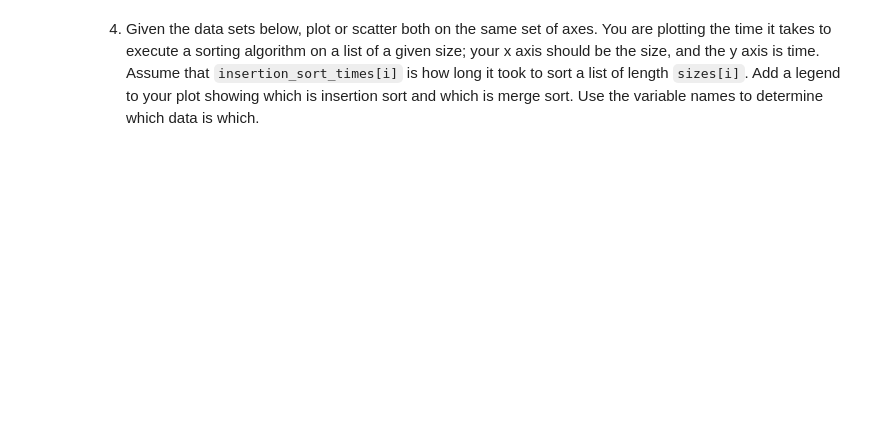
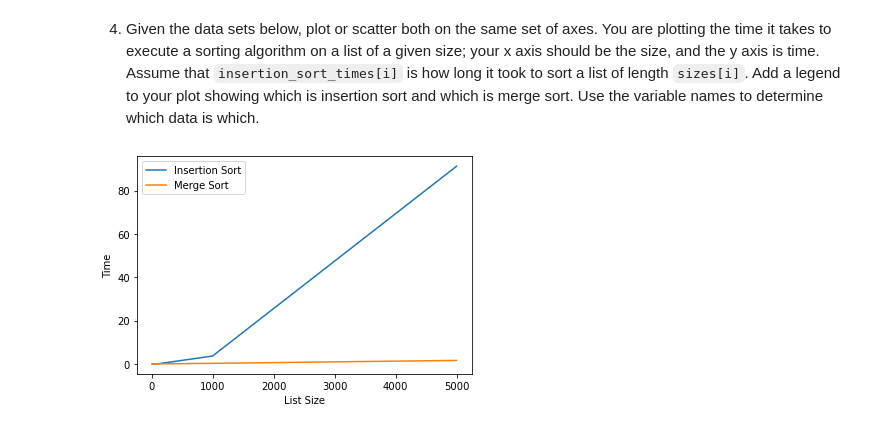
Before and after one commit to Gretsch1963/44620-Mod3, a Jupyter notebook: pyplot.ipynb, the cells around one changed output. Cells and saved outputs as stored; diff of their text form; code cells hidden in the pictures; blank space fills up the shorter version.

```diff
--- a/pyplot.ipynb
+++ b/pyplot.ipynb
@@ -29,6 +135,26 @@ letter_freq = dict(Counter(TEXT))
 # %% [markdown]
 4. Given the data sets below, plot or scatter both on the same set of axes.  You are plotting the time it takes to execute a sorting algorithm on a list of a given size; your x axis should be the size, and the y axis is time.  Assume that `insertion_sort_times[i]` is how long it took to sort a list of length `sizes[i]`.  Add a legend to your plot showing which is insertion sort and which is merge sort.  Use the variable names to determine which data is which.
 # %%
+
+
 sizes = [10, 20, 50, 100, 1000, 5000]
 insertion_sort_times = [0.0010252999999999998, 0.0027026999999999954, 0.010147200000000002, 0.0381137, 3.6303399, 91.2180796]
 merge_sort_times = [0.00161889999999687, 0.003635600000009731, 0.0090655000000055, 0.020108000000007564, 0.2687474000000094, 1.6147050999999948]
+
+# Plotting the insertion sort time
+plt.plot(sizes, insertion_sort_times, label='Insertion Sort')
+
+# Plotting the merge sort time
+plt.plot(sizes, merge_sort_times, label='Merge Sort')
+
+# Adding labels to the x and y axes
+plt.xlabel('List Size')
+plt.ylabel('Time')
+
+# Adding a legend
+plt.legend()
+
+# Display the plot
+plt.show()
+# %% [output]
+[figure, added]
```
Also changed, not shown: parts of 8 cells of this notebook.
